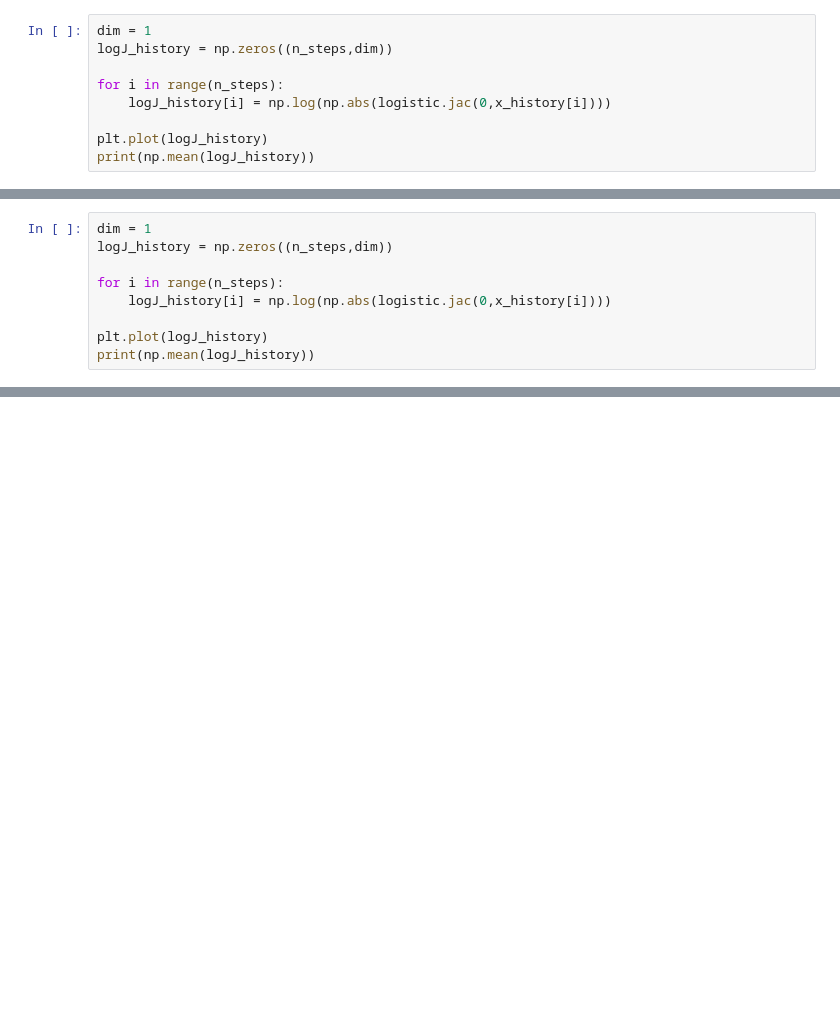
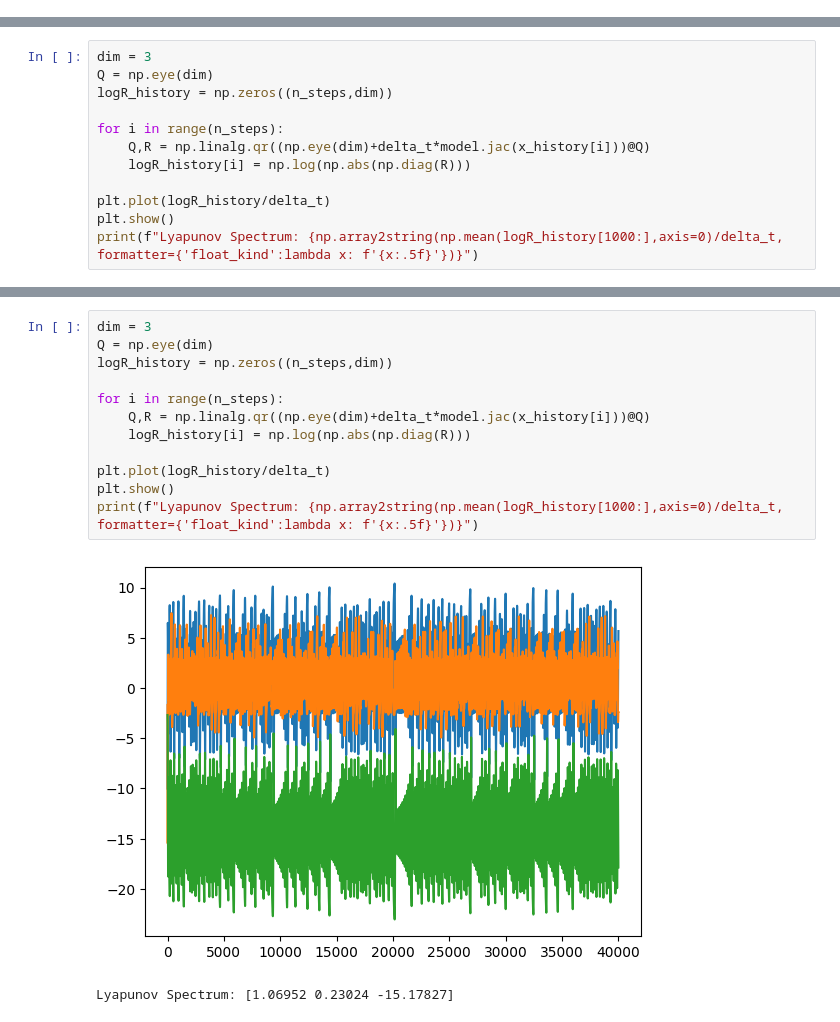
Before and after one commit to adrianskw/LE-calc, a Jupyter notebook: main_dev.ipynb, the cells around one changed output, grey strips where cells are left out. Drawn from its saved outputs; the diff is of its cells as text; blank space fills up the shorter version.

```diff
--- a/main_dev.ipynb
+++ b/main_dev.ipynb
@@ -64,9 +32,0 @@ plt.show()
-# %%
-dim = 1
-logJ_history = np.zeros((n_steps,dim))
-
-for i in range(n_steps):
-    logJ_history[i] = np.log(np.abs(logistic.jac(0,x_history[i])))
-
-plt.plot(logJ_history)
-print(np.mean(logJ_history))
@@ -108,9 +53,0 @@ plt.show()
-# %%
-dim = 1
-logJ_history = np.zeros((n_steps,dim))
-
-for i in range(n_steps):
-    logJ_history[i] = np.log(np.abs(logistic.jac(0,x_history[i])))
-
-plt.plot(logJ_history)
-print(np.mean(logJ_history))
@@ -116,0 +125,12 @@ print(np.mean(logJ_history))
+# %%
+dim = 3
+Q = np.eye(dim)
+logR_history = np.zeros((n_steps,dim))
+
+for i in range(n_steps):
+    Q,R = np.linalg.qr((np.eye(dim)+delta_t*model.jac(x_history[i]))@Q)
+    logR_history[i] = np.log(np.abs(np.diag(R)))
+
+plt.plot(logR_history/delta_t)
+plt.show()
+print(f"Lyapunov Spectrum: {np.array2string(np.mean(logR_history[1000:],axis=0)/delta_t, formatter={'float_kind':lambda x: f'{x:.5f}'})}")
@@ -116,0 +140,15 @@ print(np.mean(logJ_history))
+# %%
+dim = 3
+Q = np.eye(dim)
+logR_history = np.zeros((n_steps,dim))
+
+for i in range(n_steps):
+    Q,R = np.linalg.qr((np.eye(dim)+delta_t*model.jac(x_history[i]))@Q)
+    logR_history[i] = np.log(np.abs(np.diag(R)))
+
+plt.plot(logR_history/delta_t)
+plt.show()
+print(f"Lyapunov Spectrum: {np.array2string(np.mean(logR_history[1000:],axis=0)/delta_t, formatter={'float_kind':lambda x: f'{x:.5f}'})}")
+# %% [output]
+[figure, added]
+Lyapunov Spectrum: [1.06952 0.23024 -15.17827]
```
Also changed, not shown: parts of 7 cells of this notebook, 6 other files.
